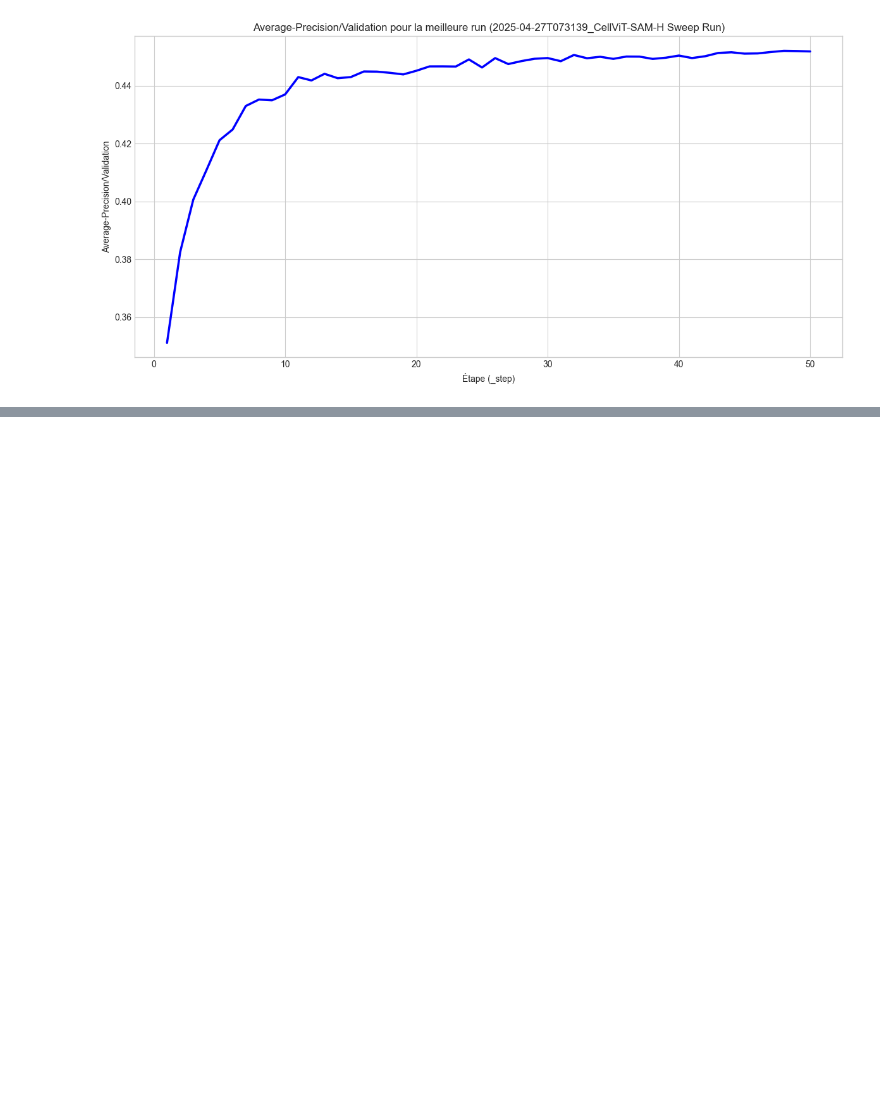
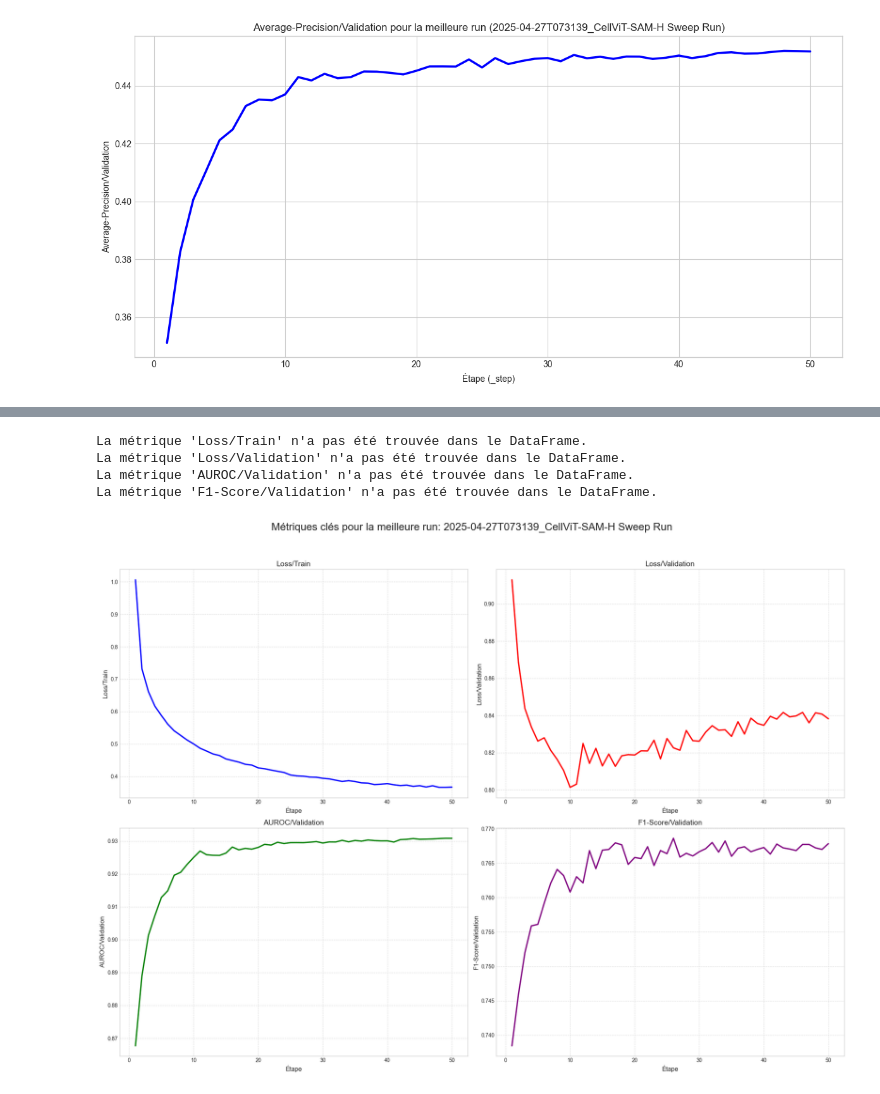
Before and after one commit to AlixANNERAUD/Deep_learning_project, a Jupyter notebook: diaporama/wandbinfo.ipynb, the cells around one changed output, grey strips where cells are left out. Saved outputs shown, nothing was run; the diff lists cells and outputs as text; code cells hidden in the pictures; blank space fills up the shorter version.

```diff
--- a/diaporama/wandbinfo.ipynb
+++ b/diaporama/wandbinfo.ipynb
@@ -276,0 +443,51 @@ for metric in metrics_to_plot:
+# %%
+# Visualisation 2x2 des métriques pour la meilleure run uniquement
+import matplotlib.pyplot as plt
+import seaborn as sns
+
+# Métriques à afficher
+metrics_to_plot = [
+    'Loss/Train',
+    'Loss/Validation',
+    'AUROC/Validation',
+    'F1-Score/Validation'
+]
+
+# Créer un subplot 2x2
+fig, axs = plt.subplots(2, 2, figsize=(20, 15))
+axs = axs.flatten()
+
+# Style global
+plt.style.use('seaborn-v0_8-whitegrid')
+plt.suptitle(f"Métriques clés pour la meilleure run: {runs_info[best_run_id]['name'] if best_run_id in runs_info else best_run_id}", fontsize=20, y=0.98)
+
+# Couleurs pour chaque métrique
+colors = ['blue', 'red', 'green', 'purple']
+
+# Tracer chaque métrique dans un subplot
+for i, metric in enumerate(metrics_to_plot):
+    if metric in df_best_run.columns and i < len(axs):
+        ax = axs[i]
+
+        # Tracer la métrique avec une ligne plus épaisse pour une meilleure visibilité
+        sns.lineplot(data=df_best_run, x='_step', y=metric, ax=ax, color=colors[i], linewidth=2.5)
+
+        # Configurer le titre et les labels
+        ax.set_title(metric, fontsize=14)
+        ax.set_xlabel('Étape', fontsize=12)
+        ax.set_ylabel(metric, fontsize=12)
+        ax.grid(True, linestyle='--', alpha=0.7)
+    else:
+        print(f"La métrique '{metric}' n'a pas été trouvée dans le DataFrame.")
+
+# Ajuster l'espacement entre les subplots
+plt.tight_layout(rect=[0, 0, 1, 0.95])
+
+# Afficher le graphique
+plt.show()
+# %% [output]
+La métrique 'Loss/Train' n'a pas été trouvée dans le DataFrame.
+La métrique 'Loss/Validation' n'a pas été trouvée dans le DataFrame.
+La métrique 'AUROC/Validation' n'a pas été trouvée dans le DataFrame.
+La métrique 'F1-Score/Validation' n'a pas été trouvée dans le DataFrame.
+[figure, added]
```
Also changed, not shown: parts of 3 cells of this notebook, 2 other files.
